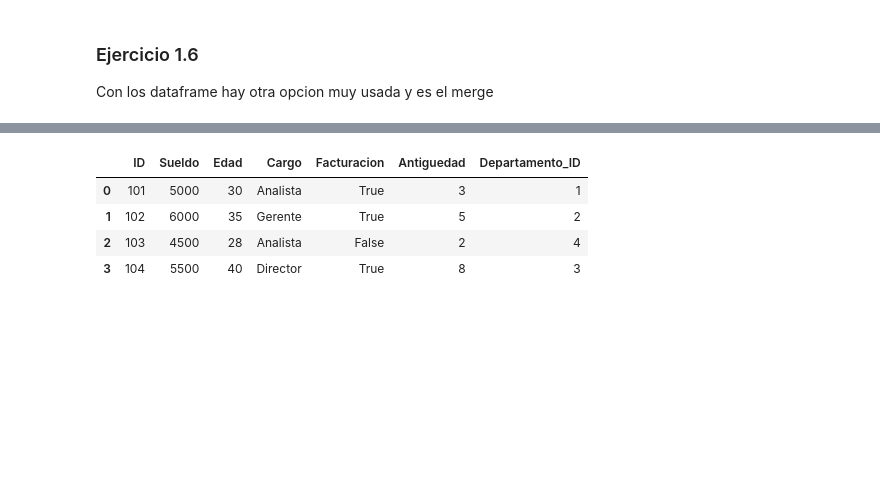
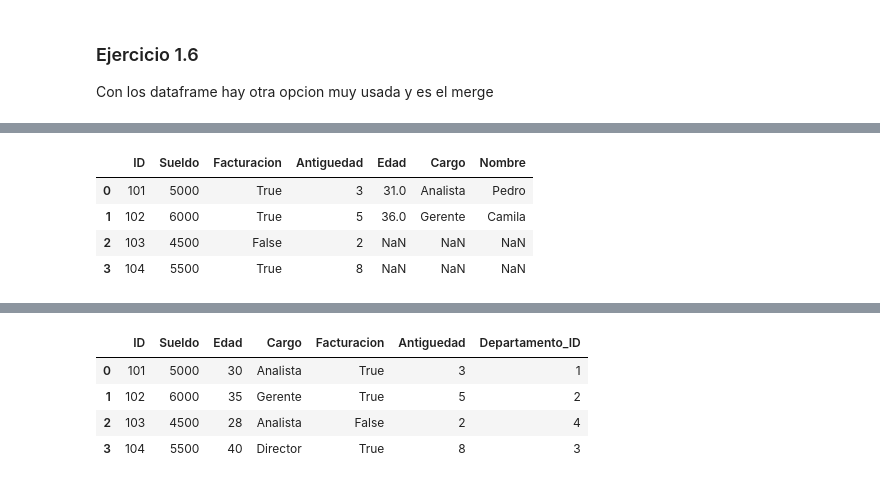
Before and after one commit to Andresmup/recursos-analisis-datos, a Jupyter notebook: 12_Pandas_2/Clase12.ipynb, the cells around one changed output, grey strips where cells are left out. Drawn from its saved outputs; the diff is of its cells as text; code cells hidden in the pictures; blank space fills up the shorter version.

```diff
--- a/12_Pandas_2/Clase12.ipynb
+++ b/12_Pandas_2/Clase12.ipynb
@@ -683,3 +692,17 @@ df_concesionaria_2.shape #Vemos que ahora se duplicaron la cantidad de columnas
 ### Ejercicio 1.6
 
 Con los dataframe hay otra opcion muy usada y es el merge
+# %%
+df_empleados_cobro = pd.DataFrame({
+    'ID': [101, 102, 103, 104],
+    'Sueldo': [5000, 6000, 4500, 5500],
+    'Facturacion': [True, True, False, True],
+    'Antiguedad': [3, 5, 2, 8]
+})
+
+df_empleados_info = pd.DataFrame({
+    'ID': [101, 102, 105, 106],
+    'Edad': [31, 36, 29, 41],
+    'Cargo': ['Analista', 'Gerente', 'Analista', 'Director'],
+    'Nombre':["Pedro","Camila",'Mariano','Federico']
+})
@@ -685,0 +725,10 @@ Con los dataframe hay otra opcion muy usada y es el merge
+# %%
+#Left merge
+df_left_merge = pd.merge(df_empleados_cobro,df_empleados_info,how="left",on='ID')
+df_left_merge
+# %% [output]
+|  | ID | Sueldo | Facturacion | Antiguedad | Edad | Cargo | Nombre |
+| 0 | 101 | 5000 | True | 3 | 31.0 | Analista | Pedro |
+| 1 | 102 | 6000 | True | 5 | 36.0 | Gerente | Camila |
+| 2 | 103 | 4500 | False | 2 | NaN | NaN | NaN |
+| 3 | 104 | 5500 | True | 8 | NaN | NaN | NaN |
```
Also changed, not shown: parts of 13 cells of this notebook.
